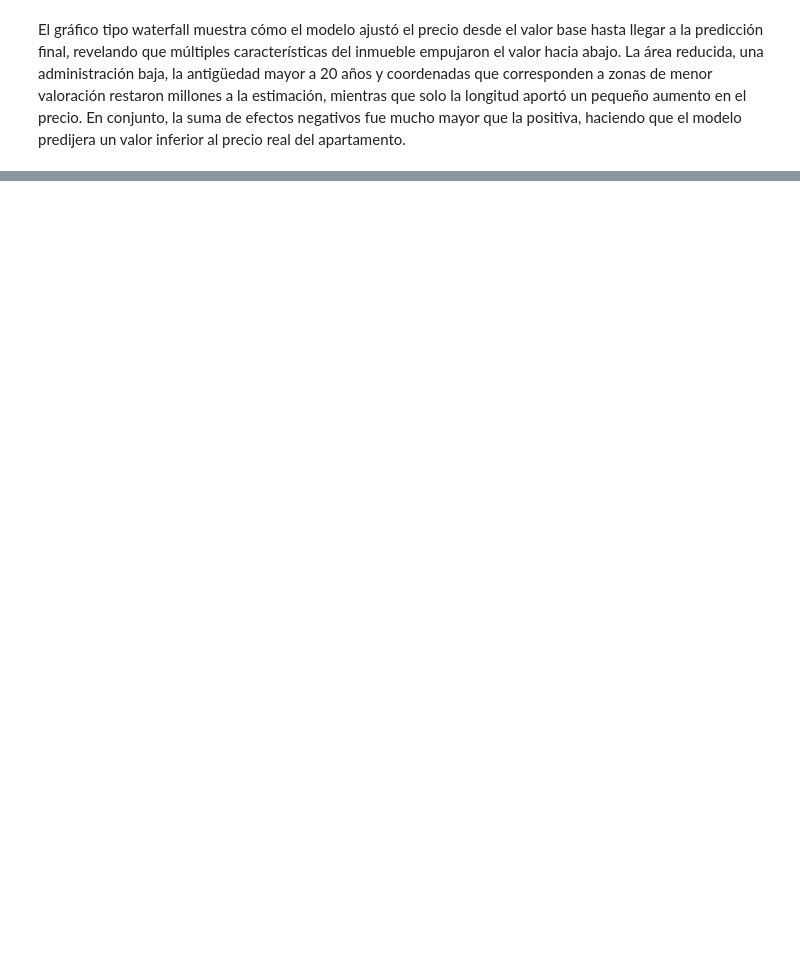
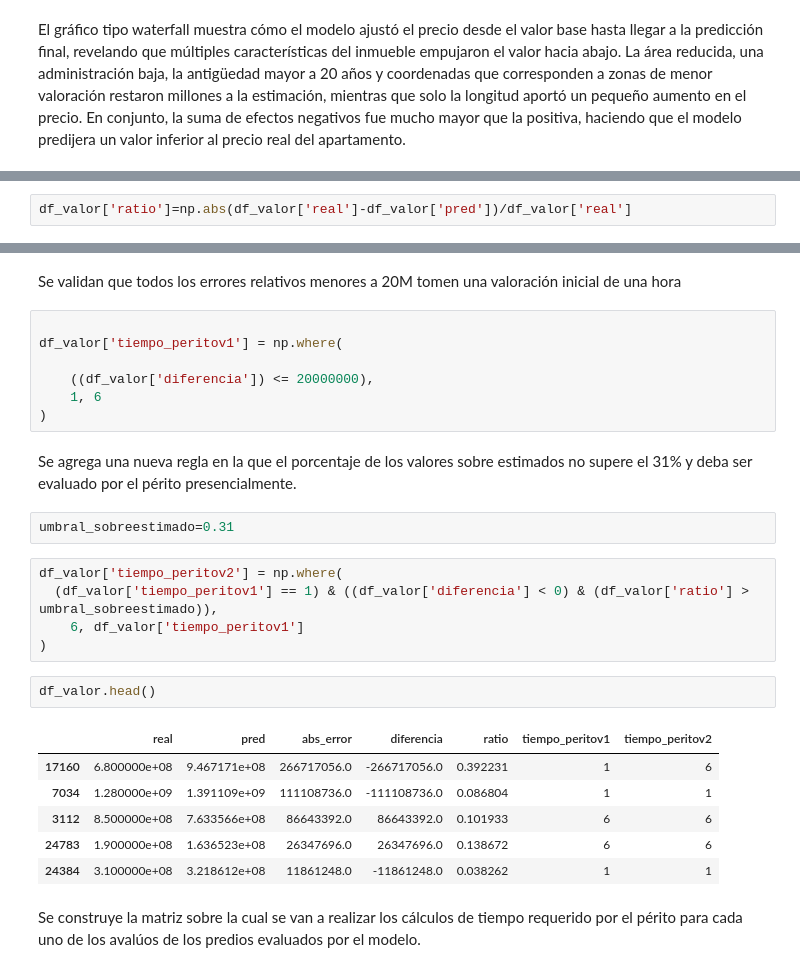
Before and after one commit to lojedaa/Taller_2_ciencia_de_datos, a Jupyter notebook: Taller 2/Taller_2.ipynb, the cells around one changed output, grey strips where cells are left out. Saved outputs shown, nothing was run; the diff lists cells and outputs as text; blank space fills up the shorter version.

```diff
--- a/Taller 2/Taller_2.ipynb
+++ b/Taller 2/Taller_2.ipynb
@@ -954,0 +1260,2 @@ El gráfico tipo waterfall muestra cómo el modelo ajustó el precio desde el va
+# %%
+df_valor['ratio']=np.abs(df_valor['real']-df_valor['pred'])/df_valor['real']
@@ -954,0 +1270,29 @@ El gráfico tipo waterfall muestra cómo el modelo ajustó el precio desde el va
+# %% [markdown]
+Se validan que todos los errores relativos menores a 20M tomen una valoración inicial de una hora
+# %%
+
+df_valor['tiempo_peritov1'] = np.where(
+
+    ((df_valor['diferencia']) <= 20000000),
+    1, 6
+)
+# %% [markdown]
+Se agrega una nueva regla en la que el porcentaje de los valores sobre estimados no supere el 31% y deba ser evaluado por el périto presencialmente.
+# %%
+umbral_sobreestimado=0.31
+# %%
+df_valor['tiempo_peritov2'] = np.where(
+  (df_valor['tiempo_peritov1'] == 1) & ((df_valor['diferencia'] < 0) & (df_valor['ratio'] > umbral_sobreestimado)),
+    6, df_valor['tiempo_peritov1']
+)
+# %%
+df_valor.head()
+# %% [output]
+|  | real | pred | abs_error | diferencia | ratio | tiempo_peritov1 | tiempo_peritov2 |
+| 17160 | 6.800000e+08 | 9.467171e+08 | 266717056.0 | -266717056.0 | 0.392231 | 1 | 6 |
+| 7034 | 1.280000e+09 | 1.391109e+09 | 111108736.0 | -111108736.0 | 0.086804 | 1 | 1 |
+| 3112 | 8.500000e+08 | 7.633566e+08 | 86643392.0 | 86643392.0 | 0.101933 | 6 | 6 |
+| 24783 | 1.900000e+08 | 1.636523e+08 | 26347696.0 | 26347696.0 | 0.138672 | 6 | 6 |
+| 24384 | 3.100000e+08 | 3.218612e+08 | 11861248.0 | -11861248.0 | 0.038262 | 1 | 1 |
+# %% [markdown]
+Se construye la matriz sobre la cual se van a realizar los cálculos de tiempo requerido por el périto para cada uno de los avalúos de los predios evaluados por el modelo.
```
Also changed, not shown: parts of 53 cells of this notebook, 6 other files.
